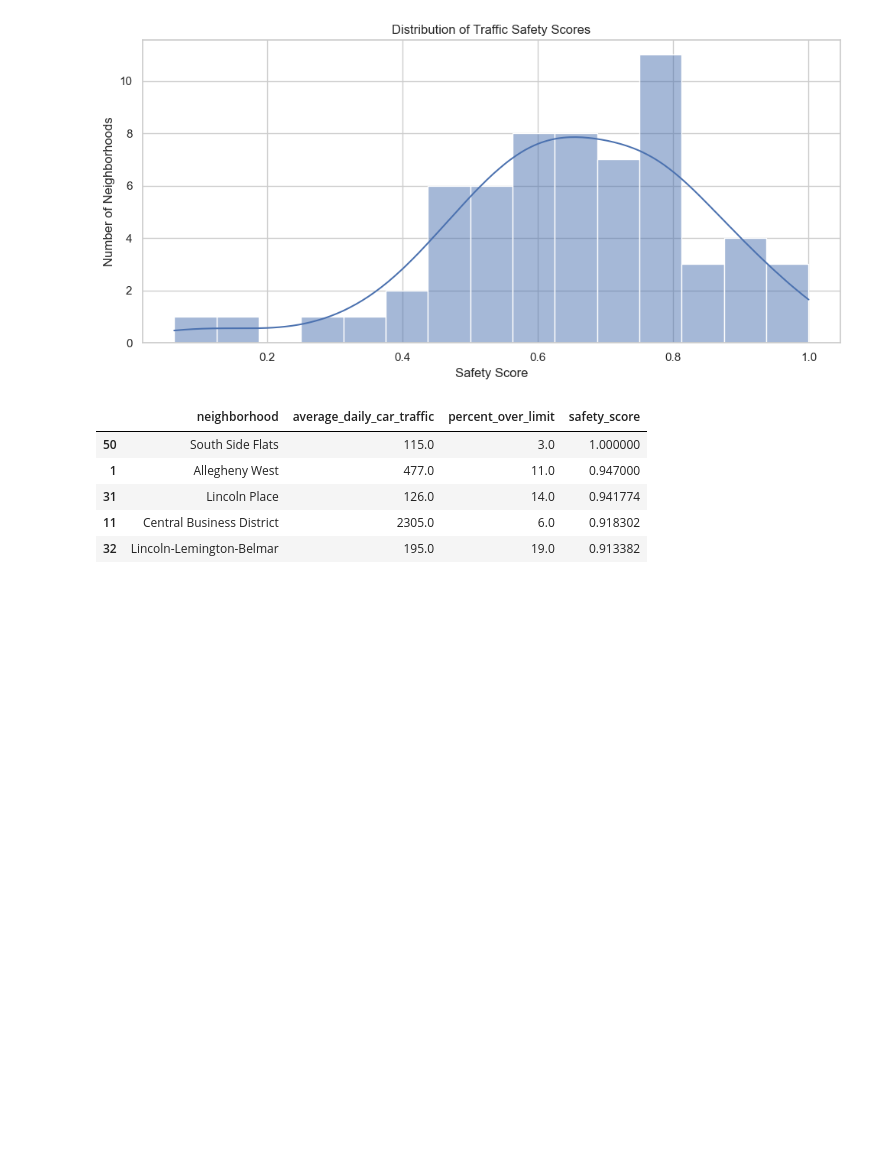
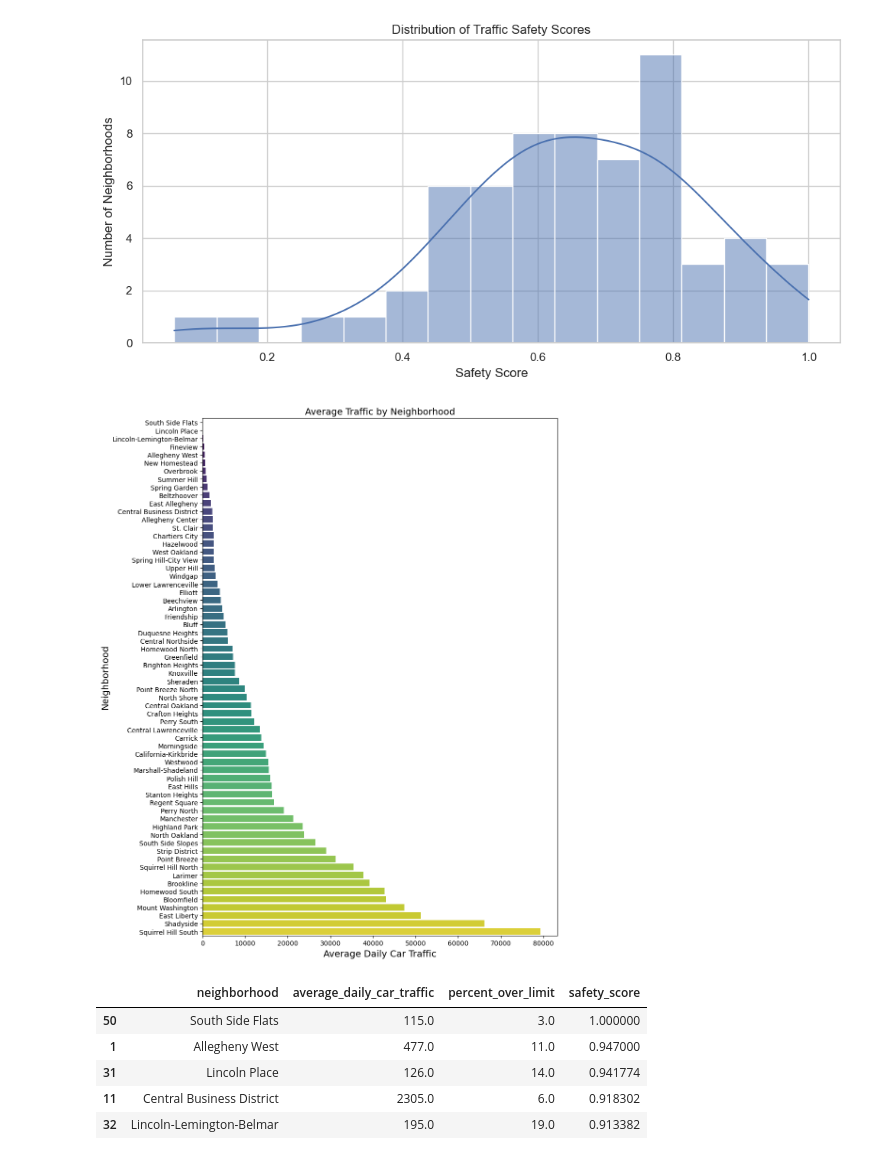
Before and after one commit to AssadBari/FinalProject, a Jupyter notebook: FinalProject.ipynb, the cells around one changed output. Saved outputs shown, nothing was run; the diff lists cells and outputs as text; code cells hidden in the pictures; blank space fills up the shorter version.

Commit message:
Added another traffic data visualization

```diff
--- a/FinalProject.ipynb
+++ b/FinalProject.ipynb
@@ -383,6 +385,19 @@ plt.show()
 # %% [output]
 [figure]
 [figure]
+# %%
+#Average traffic volume visualization
+traffic_stats = pd.read_csv("traffic.csv").dropna(subset=["neighborhood", "average_daily_car_traffic"])
+avg_traffic = traffic_stats.groupby('neighborhood')['average_daily_car_traffic'].sum().reset_index()
+
+plt.figure(figsize=(10, 12))
+sns.barplot(data=avg_traffic.sort_values(by="average_daily_car_traffic", ascending=True), y="neighborhood", x="average_daily_car_traffic", palette="viridis", errorbar=None)
+plt.title('Average Traffic by Neighborhood', fontsize=14)
+plt.xlabel('Average Daily Car Traffic', fontsize=14)
+plt.ylabel('Neighborhood', fontsize=14)
+plt.tight_layout()
+# %% [output]
+[figure, added]
 # %%
 # Step 1: Clean and subset relevant columns
 traffic = af[['neighborhood', 'average_daily_car_traffic', 'median_speed', 'percent_over_limit']].copy()
```
Also changed, not shown: parts of 3 cells of this notebook.
